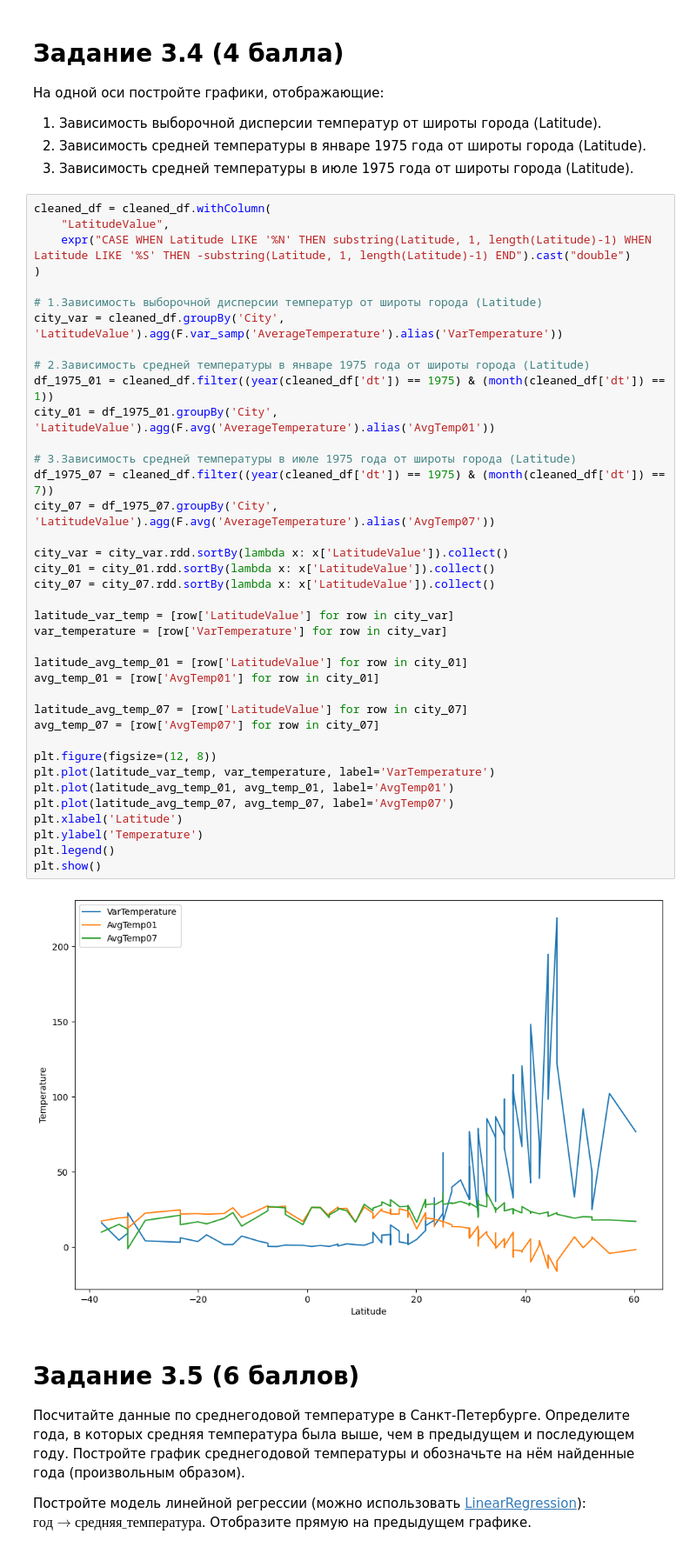
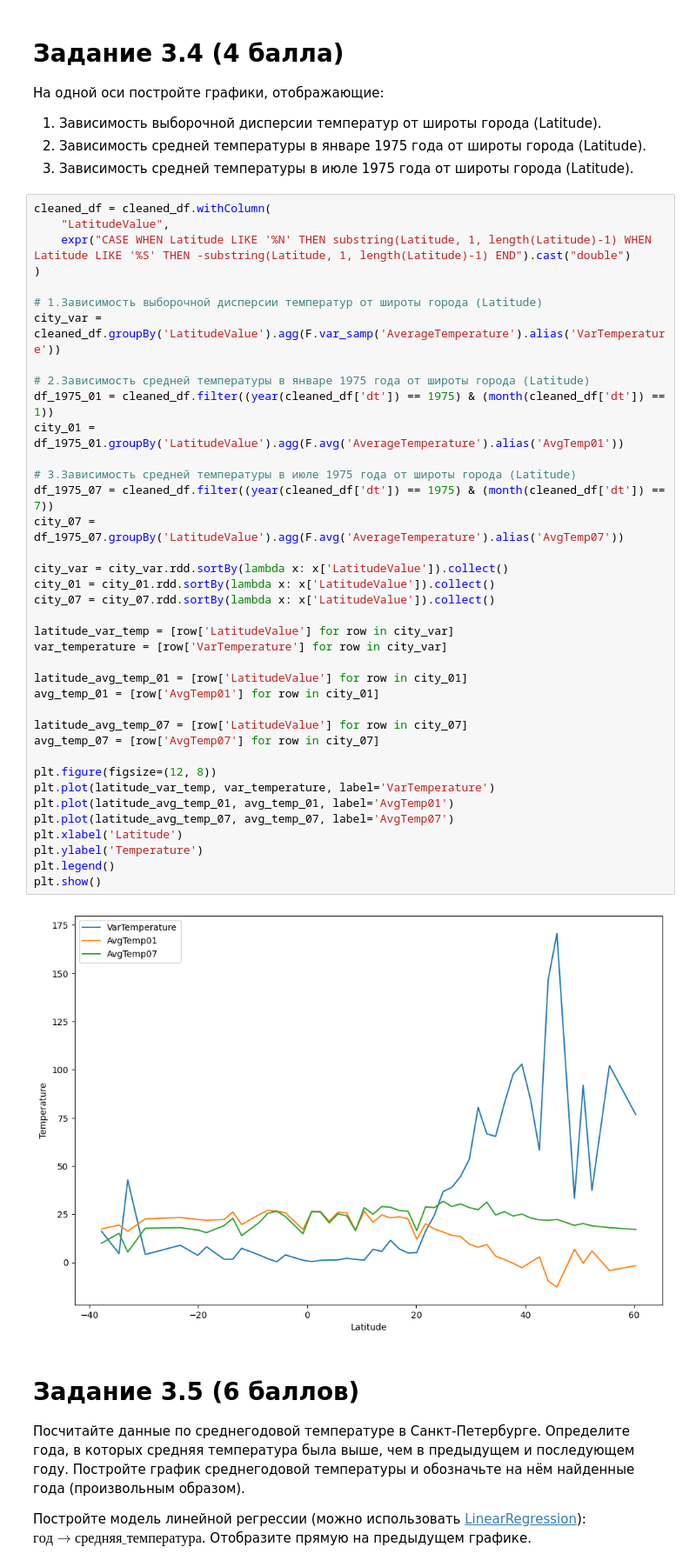
Before and after one commit to wenda8/BigData, a Jupyter notebook: task5.ipynb, the cells around one changed output. Shown: that part at 87% size. Cells and saved outputs as stored; diff of their text form.

```diff
--- a/task5.ipynb
+++ b/task5.ipynb
@@ -133,39 +134,39 @@ cleaned_df = cleaned_df.withColumn(
 )
 
 # 1.Зависимость выборочной дисперсии температур от широты города (Latitude)
-city_var = cleaned_df.groupBy('City', 'LatitudeValue').agg(F.var_samp('AverageTemperature').alias('VarTemperature'))
+city_var = cleaned_df.groupBy('LatitudeValue').agg(F.var_samp('AverageTemperature').alias('VarTemperature'))
 
 # 2.Зависимость средней температуры в январе 1975 года от широты города (Latitude)
 df_1975_01 = cleaned_df.filter((year(cleaned_df['dt']) == 1975) & (month(cleaned_df['dt']) == 1))
-city_01 = df_1975_01.groupBy('City', 'LatitudeValue').agg(F.avg('AverageTemperature').alias('AvgTemp01'))
+city_01 = df_1975_01.groupBy('LatitudeValue').agg(F.avg('AverageTemperature').alias('AvgTemp01'))
 
 # 3.Зависимость средней температуры в июле 1975 года от широты города (Latitude)
 df_1975_07 = cleaned_df.filter((year(cleaned_df['dt']) == 1975) & (month(cleaned_df['dt']) == 7))
-city_07 = df_1975_07.groupBy('City', 'LatitudeValue').agg(F.avg('AverageTemperature').alias('AvgTemp07'))
+city_07 = df_1975_07.groupBy('LatitudeValue').agg(F.avg('AverageTemperature').alias('AvgTemp07'))
 
 city_var = city_var.rdd.sortBy(lambda x: x['LatitudeValue']).collect()
 city_01 = city_01.rdd.sortBy(lambda x: x['LatitudeValue']).collect()
 city_07 = city_07.rdd.sortBy(lambda x: x['LatitudeValue']).collect()
 
 latitude_var_temp = [row['LatitudeValue'] for row in city_var]
 var_temperature = [row['VarTemperature'] for row in city_var]
 
 latitude_avg_temp_01 = [row['LatitudeValue'] for row in city_01]
 avg_temp_01 = [row['AvgTemp01'] for row in city_01]
 
 latitude_avg_temp_07 = [row['LatitudeValue'] for row in city_07]
 avg_temp_07 = [row['AvgTemp07'] for row in city_07]
 
 plt.figure(figsize=(12, 8))
 plt.plot(latitude_var_temp, var_temperature, label='VarTemperature')
 plt.plot(latitude_avg_temp_01, avg_temp_01, label='AvgTemp01')
 plt.plot(latitude_avg_temp_07, avg_temp_07, label='AvgTemp07')
 plt.xlabel('Latitude')
 plt.ylabel('Temperature')
 plt.legend()
 plt.show()
 # %% [output]
-[figure, old version]
+[figure, new version]
 # %% [markdown]
 # Задание 3.5 (6 баллов)
 
```
Also changed, not shown: parts of 1 cell of this notebook.
